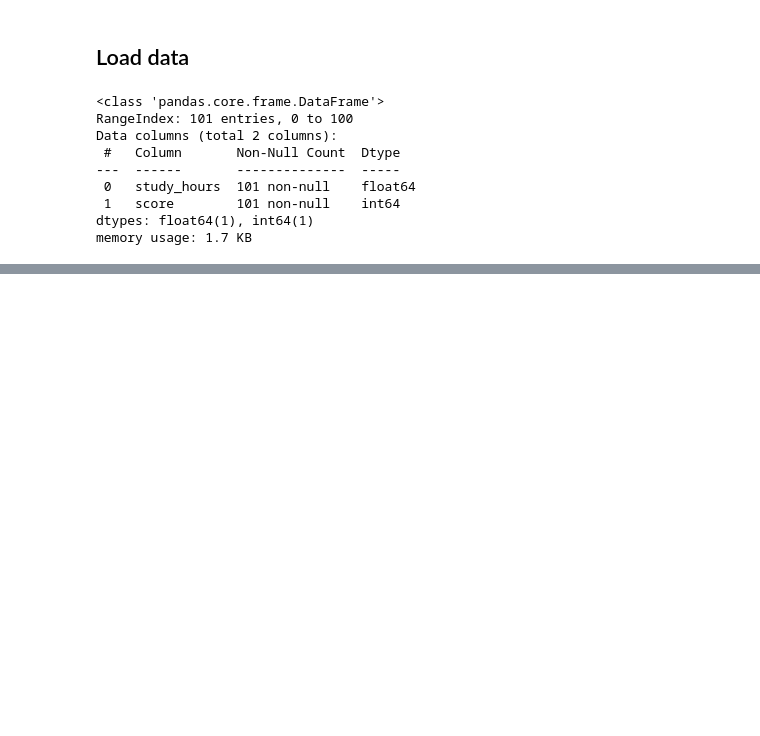
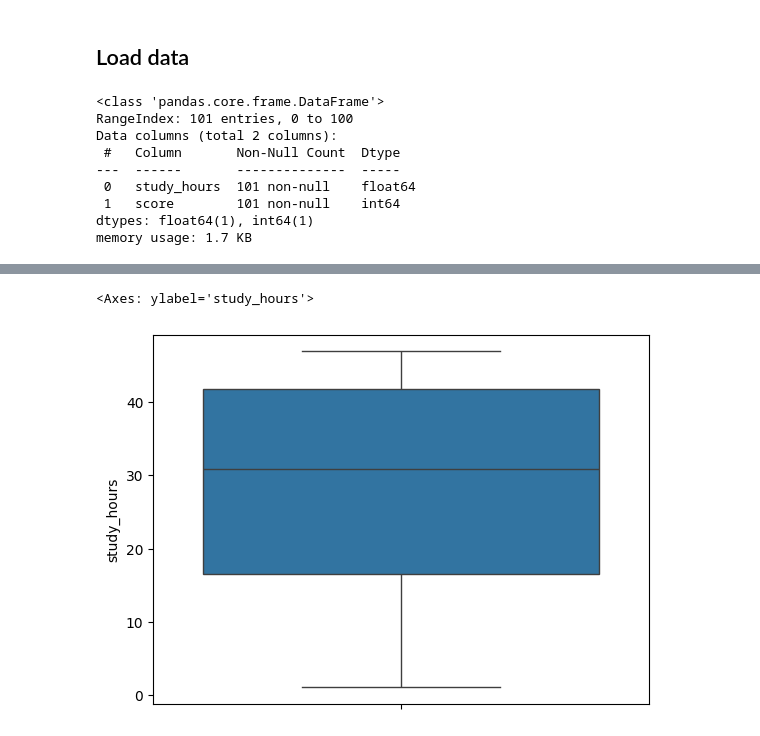
Before and after one commit to Suyannesara/ML_score_prevision, a Jupyter notebook: score_model.ipynb, the cells around one changed output, grey strips where cells are left out. Cells and saved outputs as stored; diff of their text form; code cells hidden in the pictures; blank space fills up the shorter version.

```diff
--- a/score_model.ipynb
+++ b/score_model.ipynb
@@ -26,0 +66,6 @@ memory usage: 1.7 KB
+# %%
+# Verify if we have outliers
+sns.boxplot(df_scores, y='study_hours')
+# %% [output]
+<Axes: ylabel='study_hours'>
+[figure, added]
```
Also changed, not shown: parts of 9 cells of this notebook.
